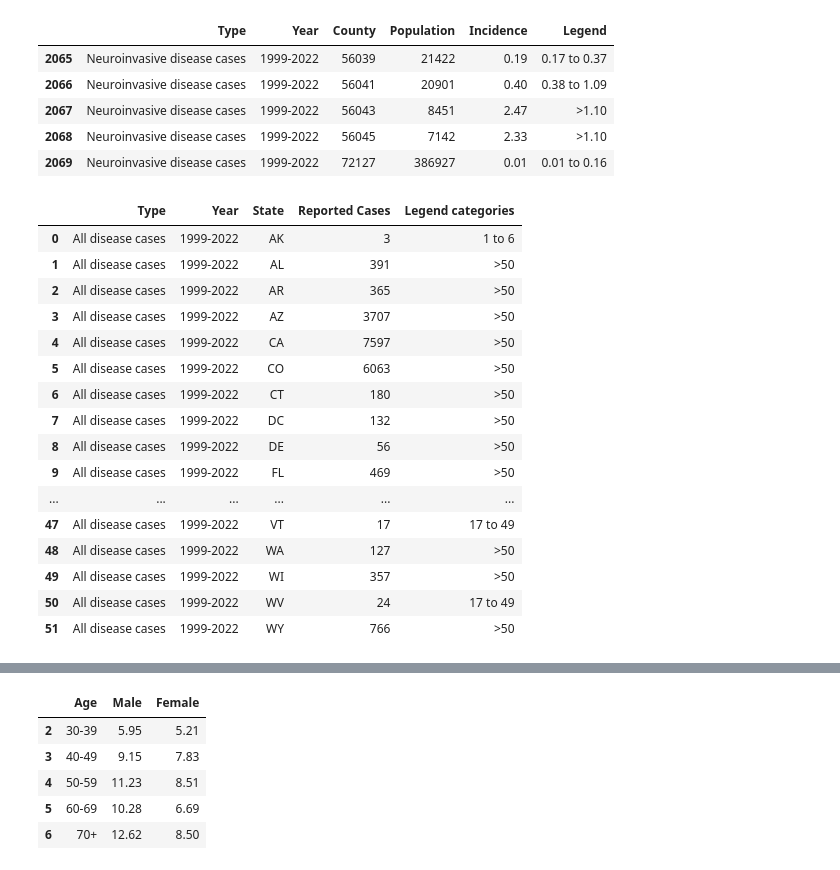
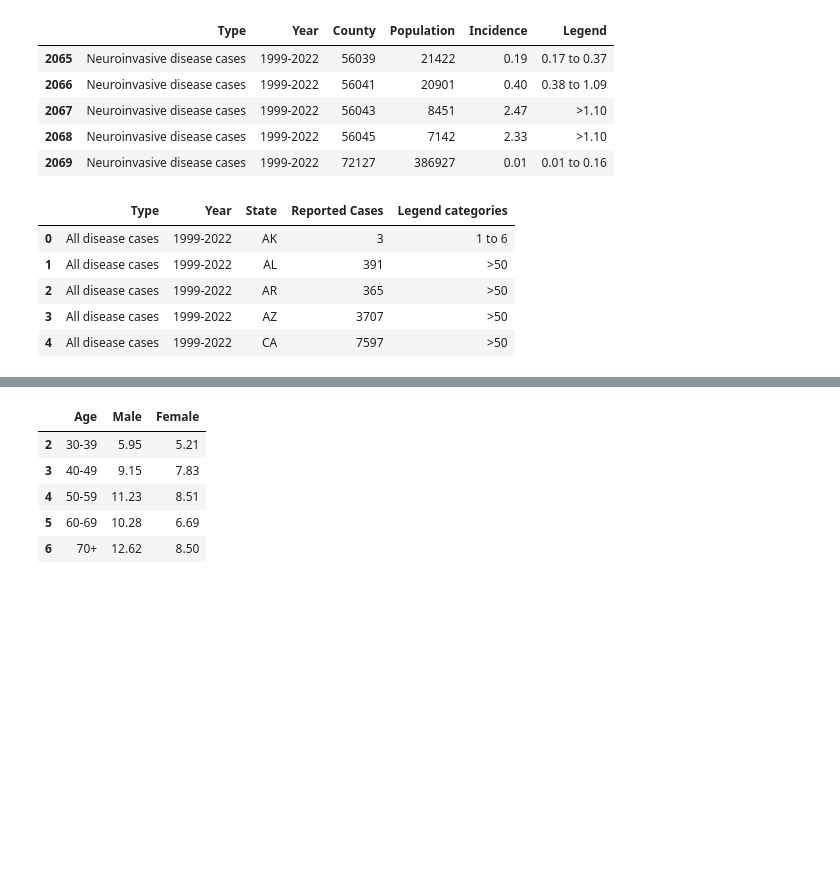
Before and after one commit to lcmortech/data_science, a Jupyter notebook: other_projects/westnile.ipynb, the cells around one changed output, grey strips where cells are left out. Saved outputs shown, nothing was run; the diff lists cells and outputs as text; code cells hidden in the pictures; blank space fills up the shorter version.

```diff
--- a/other_projects/westnile.ipynb
+++ b/other_projects/westnile.ipynb
@@ -69,28 +69,18 @@ df2.tail()
 | 2068 | Neuroinvasive disease cases | 1999-2022 | 56045 | 7142 | 2.33 | >1.10 |
 | 2069 | Neuroinvasive disease cases | 1999-2022 | 72127 | 386927 | 0.01 | 0.01 to 0.16 |
 # %%
-df3.head(52)
+df3.head()
 
 # What can be pulled from this
 # We specifically want data for NY, and possibly specifically NYC
+# NY Data - 34 	All disease cases 	1999-2022 	NY 	1126 	>50
 # %% [output]
 |  | Type | Year | State | Reported Cases | Legend categories |
 | 0 | All disease cases | 1999-2022 | AK | 3 | 1 to 6 |
 | 1 | All disease cases | 1999-2022 | AL | 391 | >50 |
 | 2 | All disease cases | 1999-2022 | AR | 365 | >50 |
 | 3 | All disease cases | 1999-2022 | AZ | 3707 | >50 |
 | 4 | All disease cases | 1999-2022 | CA | 7597 | >50 |
-| 5 | All disease cases | 1999-2022 | CO | 6063 | >50 |
-| 6 | All disease cases | 1999-2022 | CT | 180 | >50 |
-| 7 | All disease cases | 1999-2022 | DC | 132 | >50 |
-| 8 | All disease cases | 1999-2022 | DE | 56 | >50 |
-| 9 | All disease cases | 1999-2022 | FL | 469 | >50 |
-| ... | ... | ... | ... | ... | ... |
-| 47 | All disease cases | 1999-2022 | VT | 17 | 17 to 49 |
-| 48 | All disease cases | 1999-2022 | WA | 127 | >50 |
-| 49 | All disease cases | 1999-2022 | WI | 357 | >50 |
-| 50 | All disease cases | 1999-2022 | WV | 24 | 17 to 49 |
-| 51 | All disease cases | 1999-2022 | WY | 766 | >50 |
 # %%
 df4.head()
 
```
Also changed, not shown: parts of 10 cells of this notebook.
